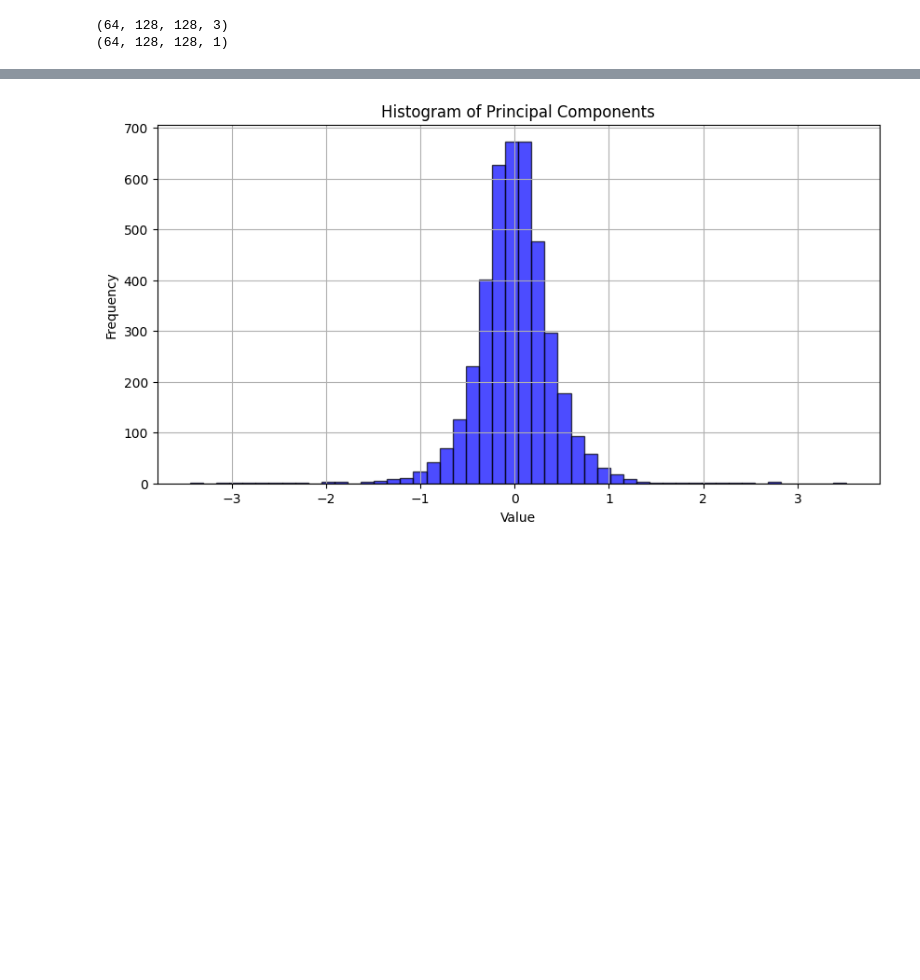
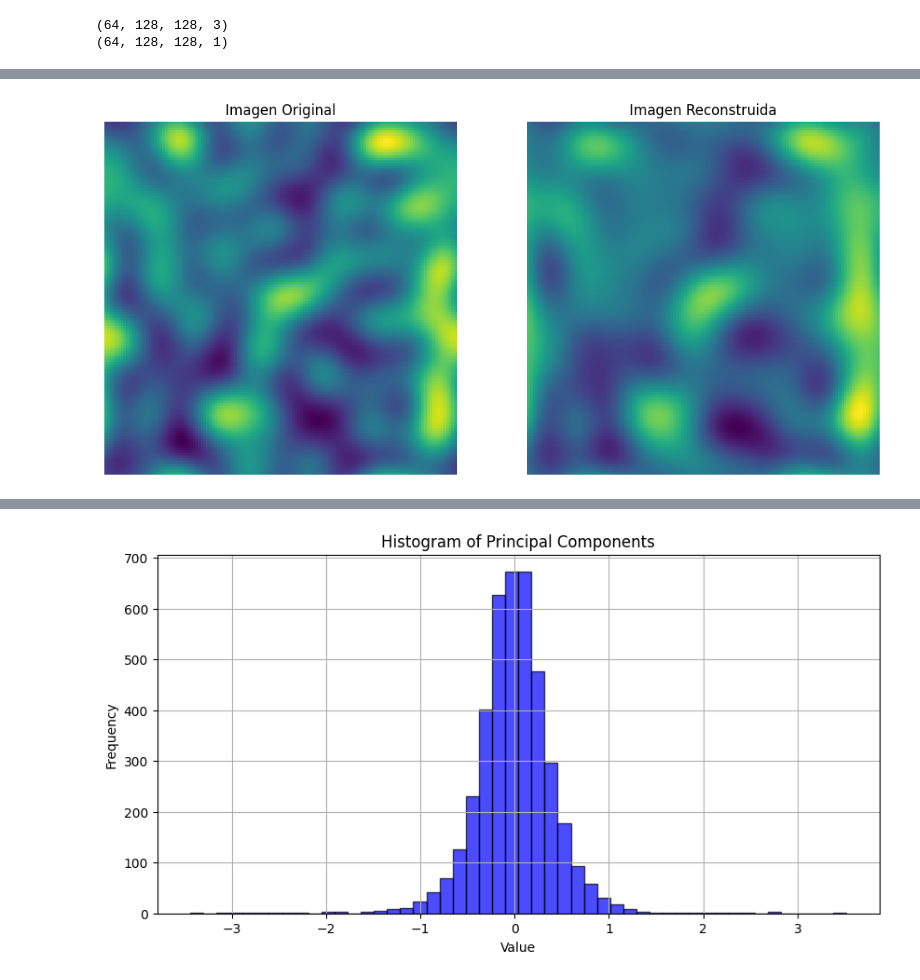
Before and after one commit to fbientrigo/grav_lensing, a Jupyter notebook: 06_pipeline_parametric/b_reconstruction.ipynb, the cells around one changed output, grey strips where cells are left out. Saved outputs shown, nothing was run; the diff lists cells and outputs as text; code cells hidden in the pictures; blank space fills up the shorter version.

```diff
--- a/06_pipeline_parametric/b_reconstruction.ipynb
+++ b/06_pipeline_parametric/b_reconstruction.ipynb
@@ -178,0 +147,9 @@ for X_batch, y_batch in train_dataset.take(1):
+# %%
+low_recon = reconstruct_lowfreq_from_pca(principal_components, 64, ipca_low)
+
+idx = 0
+original = low_batch[idx,:,:,0]
+reconstructed = low_recon[idx,:,:,0]
+gp.plot_comparison(original, reconstructed)
+# %% [output]
+[figure, added]
```
Also changed, not shown: parts of 13 cells of this notebook, 10 other files.
